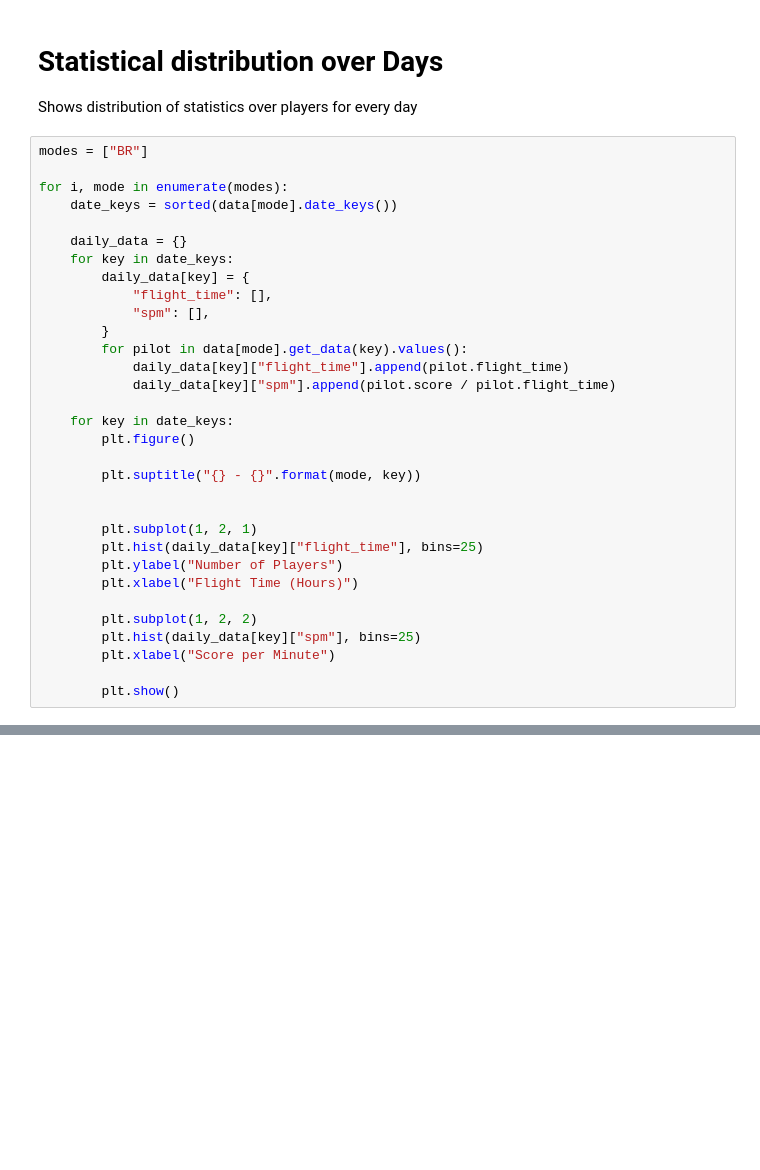
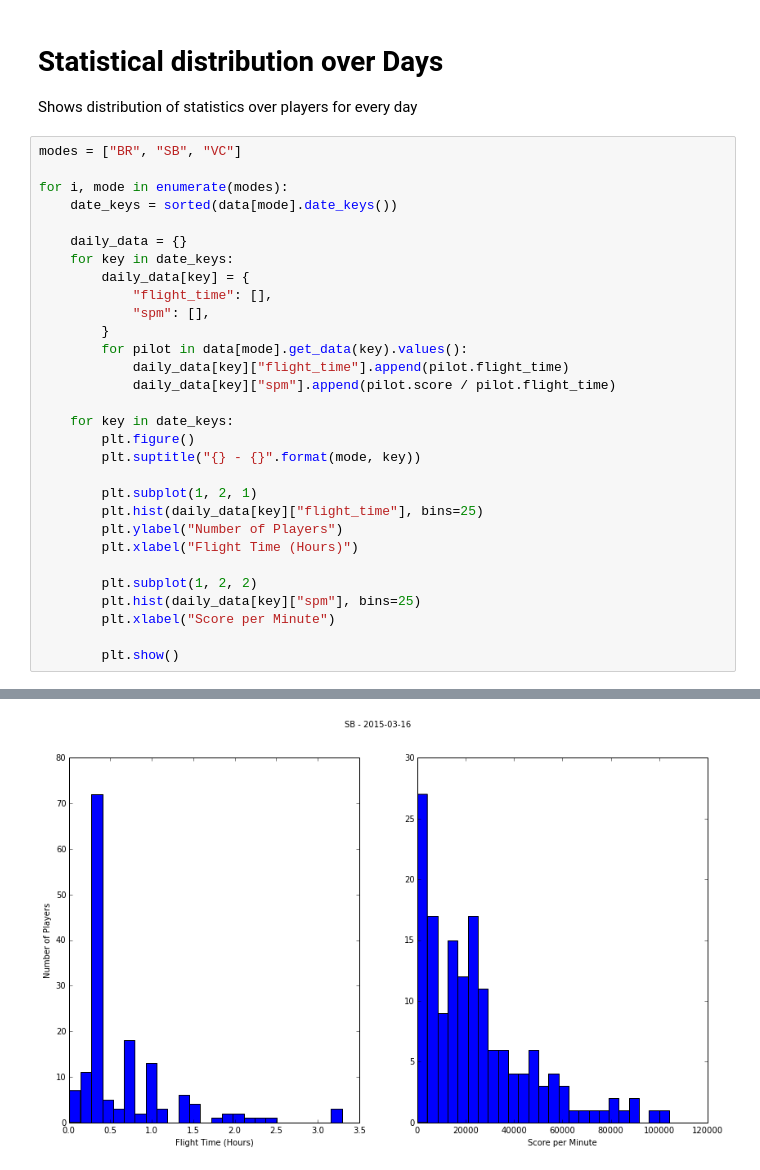
Before and after one commit to WhiteMagic/sc_api, a Jupyter notebook: SC Plots.ipynb, the cells around one changed output, grey strips where cells are left out. Drawn from its saved outputs; the diff is of its cells as text; blank space fills up the shorter version.

Commit message:
More modes plotted

```diff
--- a/SC Plots.ipynb
+++ b/SC Plots.ipynb
@@ -335,38 +335,37 @@ Statistical distribution over Days
 
 Shows distribution of statistics over players for every day
 # %%
-modes = ["BR"]
+modes = ["BR", "SB", "VC"]
 
 for i, mode in enumerate(modes):
     date_keys = sorted(data[mode].date_keys())
 
     daily_data = {}
     for key in date_keys:
         daily_data[key] = {
             "flight_time": [],
             "spm": [],
         }
         for pilot in data[mode].get_data(key).values():
             daily_data[key]["flight_time"].append(pilot.flight_time)
             daily_data[key]["spm"].append(pilot.score / pilot.flight_time)
 
     for key in date_keys:
         plt.figure()
-
         plt.suptitle("{} - {}".format(mode, key))
-
 
         plt.subplot(1, 2, 1)
         plt.hist(daily_data[key]["flight_time"], bins=25)
         plt.ylabel("Number of Players")
         plt.xlabel("Flight Time (Hours)")
 
         plt.subplot(1, 2, 2)
         plt.hist(daily_data[key]["spm"], bins=25)
         plt.xlabel("Score per Minute")
 
         plt.show()
 # %% [output]
 [figure]
 [figure]
 [figure]
+[figure, added]
```
Also changed, not shown: parts of 1 cell of this notebook.
